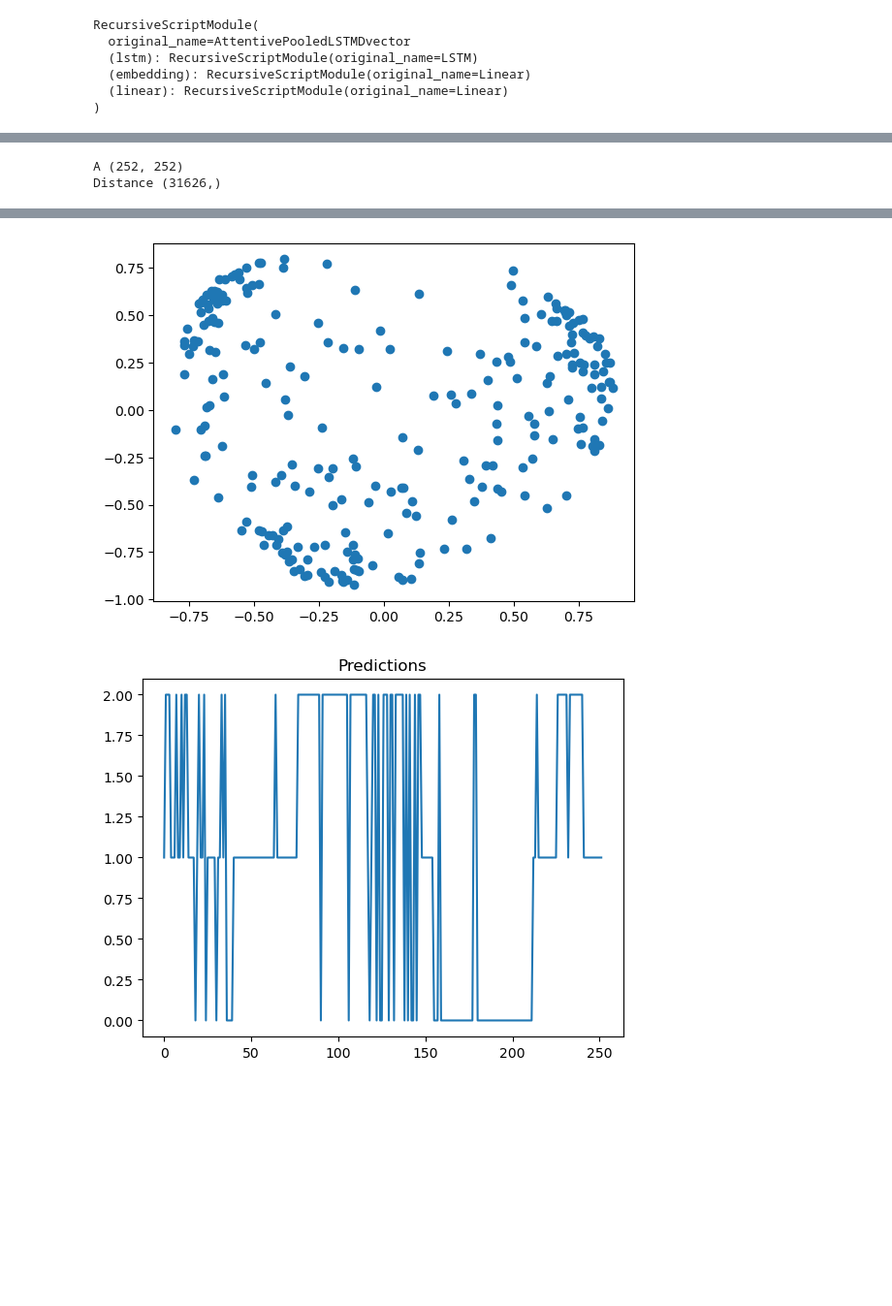
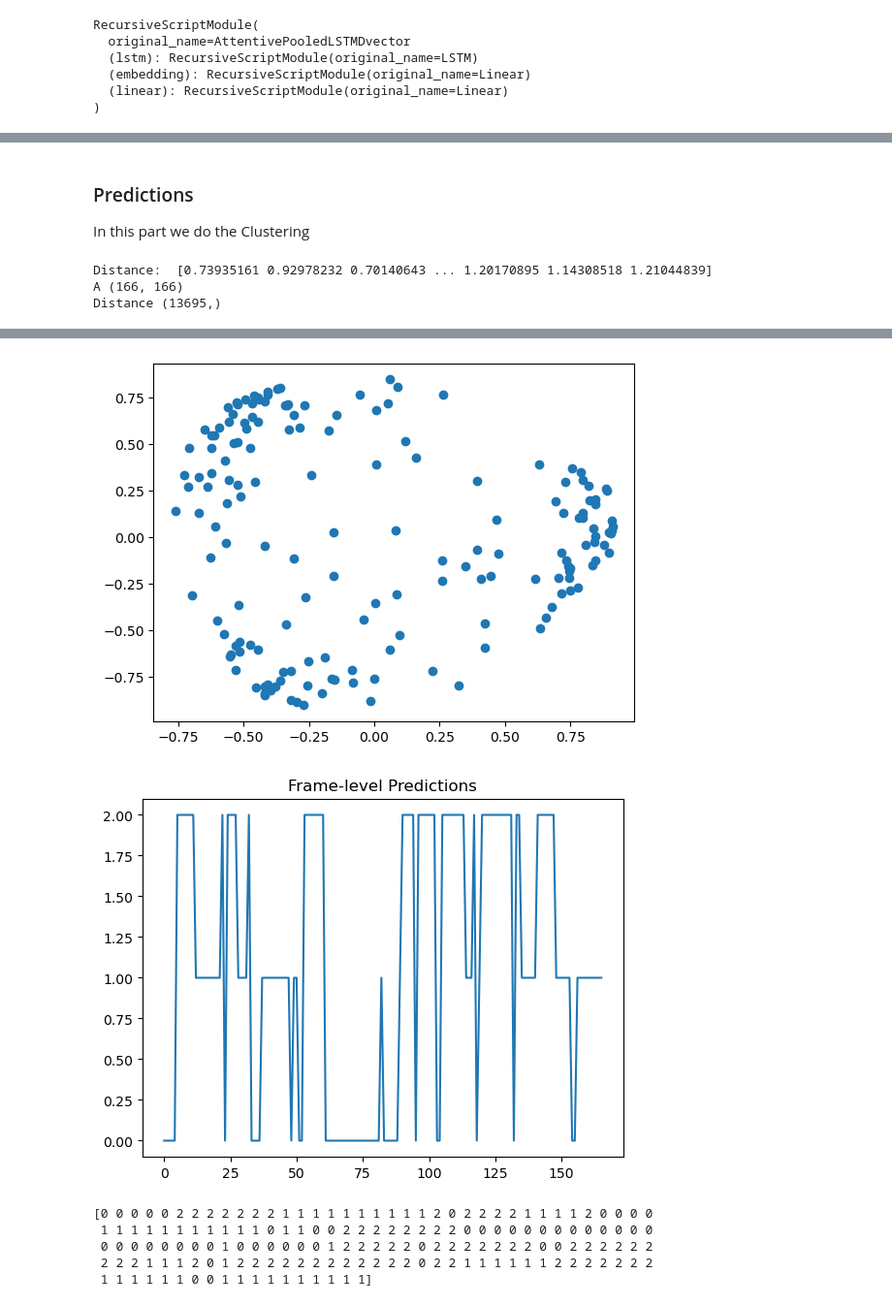
Before and after one commit to RakinAli/Diarization---Project, a Jupyter notebook: Main code/Clustering.ipynb, the cells around one changed output, grey strips where cells are left out. Shown at 97% size. Saved outputs shown, nothing was run; the diff lists cells and outputs as text; code cells hidden in the pictures; blank space fills up the shorter version.

```diff
--- a/Main code/Clustering.ipynb
+++ b/Main code/Clustering.ipynb
@@ -26,15 +27,20 @@ FRAME_SIZE = 40  # Adjust frame size if needed
 BLOCK_SIZE = 50  # MFCC frames to stack together for embedding
 
 # Path to audio file
-AUDIO_PATH = "../Dataset/Audio/Test/aggyz.wav"
+AUDIO_PATH = "../Dataset/Audio/Test/aepyx.wav"
 # %%
 # Load the models
 
+device = torch.device("cuda" if torch.cuda.is_available() else "cpu")
+
 # Pre-trained Dvector model --> Embedding model (modify paths as needed)
 dvector_model = torch.jit.load("Pretrained Modules/dvector-step250000.pt")
+dvector_model = dvector_model.to(device)
 
 # V Pretrained VAD model --> VAD model (modify paths as needed)
 vad_model = torch.jit.load("Pretrained Modules/silero_vad.jit")
+vad_model = vad_model.to(device)
+
 
 wave2mel = Wav2Mel(
     sample_rate=SAMPLE_RATE,
@@ -90,5 +105,9 @@ torch.Size([252, 50, 40])
+# %% [markdown]
+### Predictions
+In this part we do the Clustering
 # %%
 distance = pdist(embeddings, metric="euclidean")
+print("Distance: ", distance)
 
 A = 1 / (1 + distance)
 A = squareform(A)
@@ -99,16 +118,12 @@ plt.imshow(A)
 plt.colorbar()
 plt.show()
 
-
 def normalized_laplacian_matrix(A):
     # A is an adjacency matrix
-
     D = np.sum(A, axis=1)
     inv_sqrt_D = np.power(D, -0.5)
     L = inv_sqrt_D.reshape(-1, 1) * A * inv_sqrt_D.reshape(1, -1)
-
     return L
-
 
 L = normalized_laplacian_matrix(A)
 # Add colorbar
@@ -118,9 +133,7 @@ plt.imshow(L)
 plt.colorbar()
 plt.show()
 
-
 w, v = np.linalg.eig(L)
-
 eigenvalues = np.real(w)
 #eigenvalues = eigenvalues[eigenvalues>0.05]
 #eigenvectors = np.real(v[:, 0:len(eigenvalues)])
@@ -138,10 +151,12 @@ plt.show()
 plt.scatter(norm_eigenvectors[:, 1], norm_eigenvectors[:, 2])
 plt.show()
 
-predictions = KMeans(n_clusters=norm_eigenvectors.shape[1], n_init=5).fit_predict(norm_eigenvectors)
-plt.plot(predictions)
-plt.title("Predictions")
+frame_predictions = KMeans(n_clusters=norm_eigenvectors.shape[1], n_init=5).fit_predict(norm_eigenvectors)
+plt.plot(frame_predictions)
+plt.title("Frame-level Predictions")
 plt.show()
+print(frame_predictions)
 # %% [output]
-A (252, 252)
-Distance (31626,)
+Distance:  [0.73935161 0.92978232 0.70140643 ... 1.20170895 1.14308518 1.21044839]
+A (166, 166)
+Distance (13695,)
@@ -152,2 +167,7 @@ Distance (31626,)
-[figure, old version]
+[figure, new version]
-[figure, old version]
+[figure, new version]
+[0 0 0 0 0 2 2 2 2 2 2 2 1 1 1 1 1 1 1 1 1 1 2 0 2 2 2 2 1 1 1 1 2 0 0 0 0
+ 1 1 1 1 1 1 1 1 1 1 1 0 1 1 0 0 2 2 2 2 2 2 2 2 0 0 0 0 0 0 0 0 0 0 0 0 0
+ 0 0 0 0 0 0 0 0 1 0 0 0 0 0 0 1 2 2 2 2 2 0 2 2 2 2 2 2 2 0 0 2 2 2 2 2 2
+ 2 2 2 1 1 1 2 0 1 2 2 2 2 2 2 2 2 2 2 2 2 0 2 2 1 1 1 1 1 1 2 2 2 2 2 2 2
+ 1 1 1 1 1 1 0 0 1 1 1 1 1 1 1 1 1 1]
```
Also changed, not shown: parts of 7 cells of this notebook, 2 other files.
